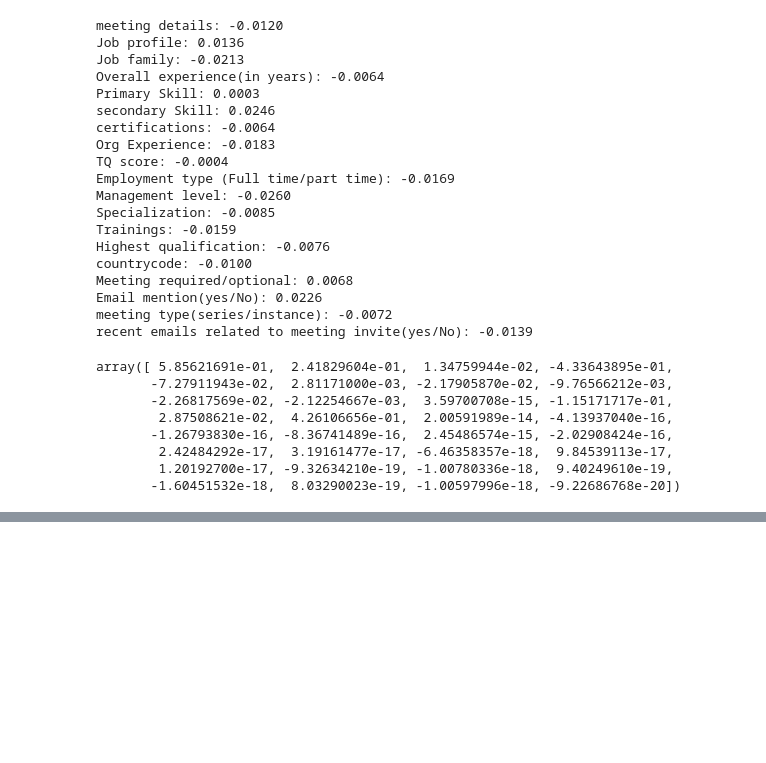
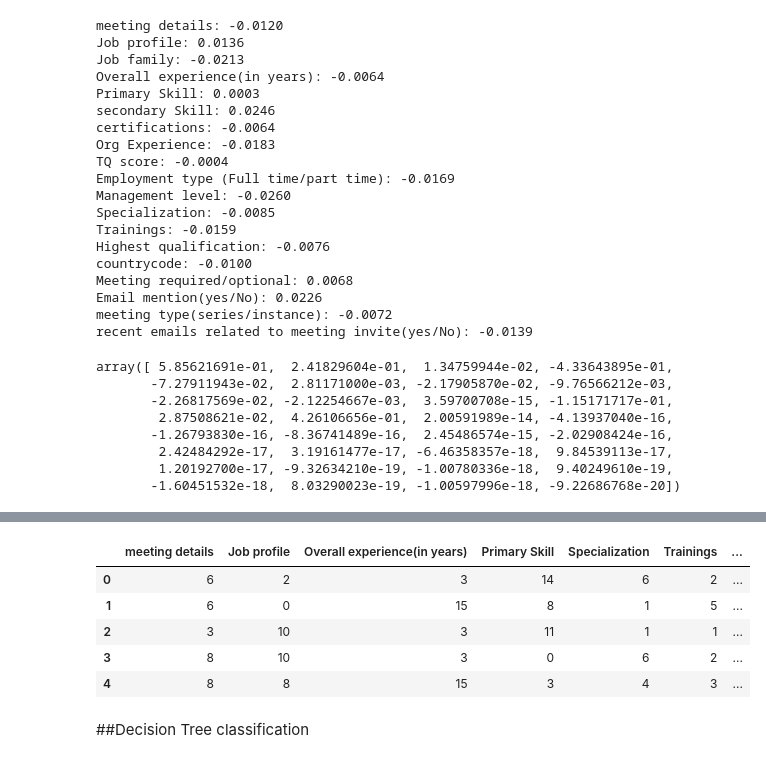
Before and after one commit to vivekkishore/Pythonbasics, a Jupyter notebook: pjrank1.ipynb, the cells around one changed output, grey strips where cells are left out. Cells and saved outputs as stored; diff of their text form; code cells hidden in the pictures; blank space fills up the shorter version.

```diff
--- a/pjrank1.ipynb
+++ b/pjrank1.ipynb
@@ -510,0 +536,31 @@ array([ 5.85621691e-01,  2.41829604e-01,  1.34759944e-02, -4.33643895e-01,
+# %%
+# #LabelEncoder for categorical values
+
+# encoder=LabelEncoder()
+# new_df1['meeting details']=encoder.fit_transform(new_df1['meeting details'])
+
+# encoder1=LabelEncoder()
+# new_df1['Job profile']=encoder1.fit_transform(new_df1['Job profile'])
+
+# encoder4=LabelEncoder()
+# new_df1['Primary Skill']=encoder4.fit_transform(new_df1['Primary Skill'])
+
+# encoder6=LabelEncoder()
+# new_df1['Specialization']=encoder6.fit_transform(new_df1['Specialization'])
+
+# encoder7=LabelEncoder()
+# new_df1['Trainings']=encoder7.fit_transform(new_df1['Trainings'])
+
+# encoder8=LabelEncoder()
+# new_df1['Highest qualification']=encoder8.fit_transform(new_df1['Highest qualification'])
+
+new_df1.head()
+# %% [output]
+|  | meeting details | Job profile | Overall experience(in years) | Primary Skill | Specialization | Trainings | ... |
+| 0 | 6 | 2 | 3 | 14 | 6 | 2 | ... |
+| 1 | 6 | 0 | 15 | 8 | 1 | 5 | ... |
+| 2 | 3 | 10 | 3 | 11 | 1 | 1 | ... |
+| 3 | 8 | 10 | 3 | 0 | 6 | 2 | ... |
+| 4 | 8 | 8 | 15 | 3 | 4 | 3 | ... |
+# %% [markdown]
+##Decision Tree classification
```
Also changed, not shown: parts of 11 cells of this notebook.
